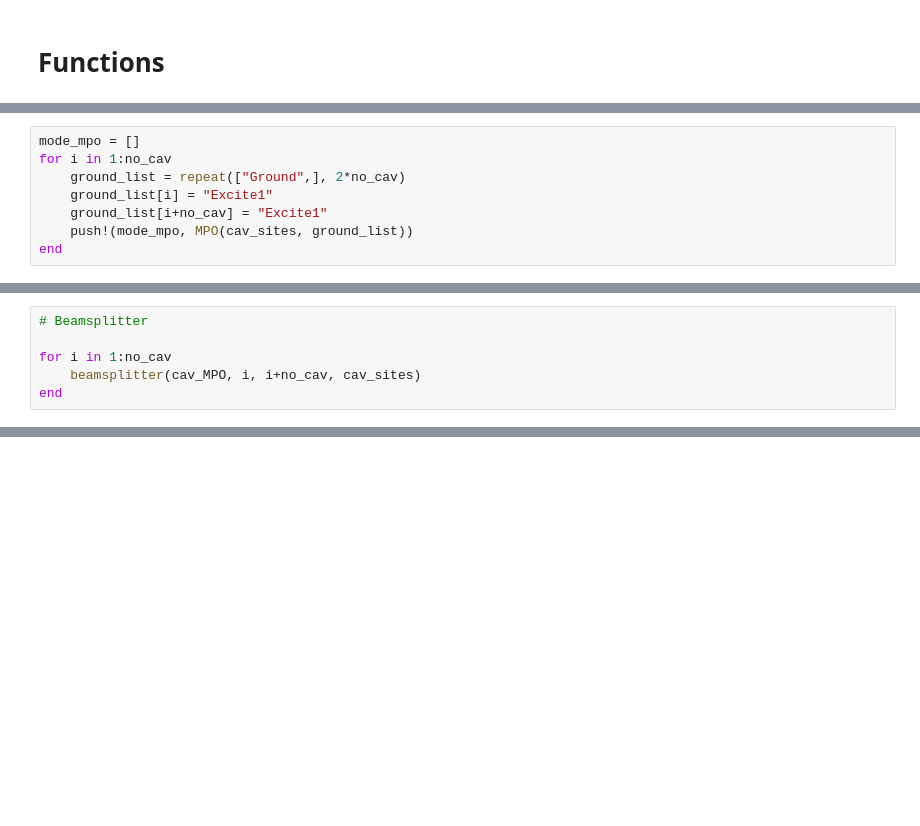
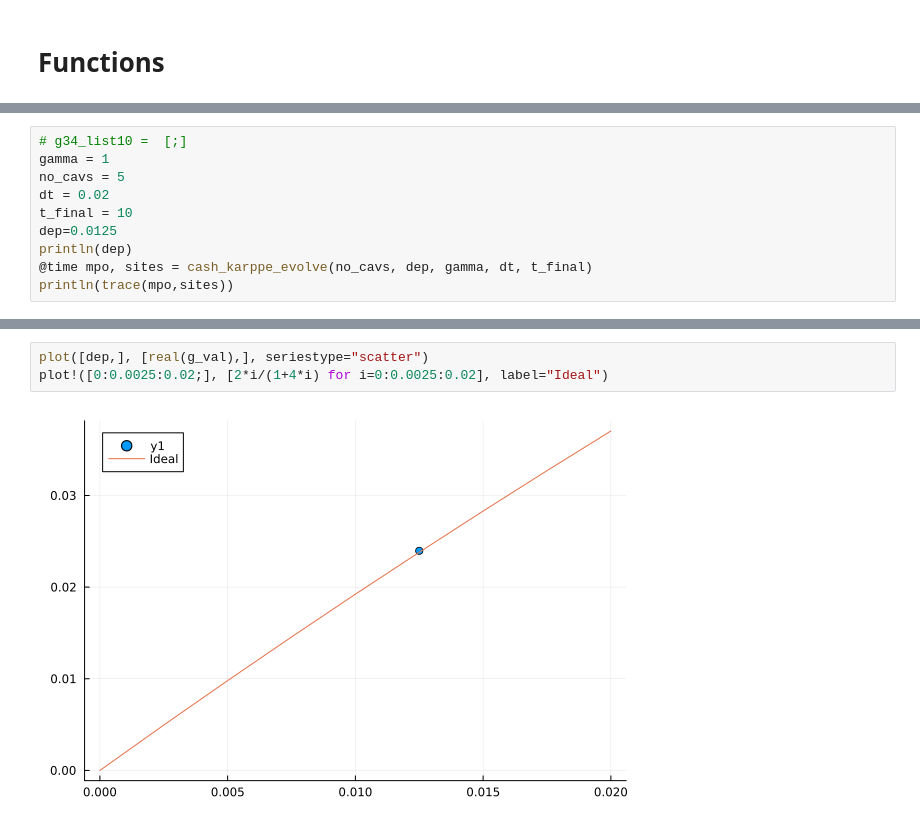
Before and after one commit to anxious-pineapple/Errors-in-FBQC-Code, a Jupyter notebook: BellStateGenerator.ipynb, the cells around one changed output, grey strips where cells are left out. Cells and saved outputs as stored; diff of their text form; blank space fills up the shorter version.

```diff
--- a/BellStateGenerator.ipynb
+++ b/BellStateGenerator.ipynb
@@ -267,8 +26,0 @@ cav_sites = siteinds("Qudit", 2*no_cav , dim=3)
-# %%
-mode_mpo = []
-for i in 1:no_cav
-    ground_list = repeat(["Ground",], 2*no_cav)
-    ground_list[i] = "Excite1"
-    ground_list[i+no_cav] = "Excite1"
-    push!(mode_mpo, MPO(cav_sites, ground_list))
-end
@@ -301,6 +26,0 @@ expect(cav_MPO, cav_sites)
-# %%
-# Beamsplitter
-
-for i in 1:no_cav
-    beamsplitter(cav_MPO, i, i+no_cav, cav_sites)
-end
@@ -387,0 +777,10 @@ Nvals = expect(rails_MPS,"N")
+# %%
+# g34_list10 =  [;]
+gamma = 1
+no_cavs = 5
+dt = 0.02
+t_final = 10
+dep=0.0125
+println(dep)
+@time mpo, sites = cash_karppe_evolve(no_cavs, dep, gamma, dt, t_final)
+println(trace(mpo,sites))
@@ -387,0 +849,5 @@ Nvals = expect(rails_MPS,"N")
+# %%
+plot([dep,], [real(g_val),], seriestype="scatter")
+plot!([0:0.0025:0.02;], [2*i/(1+4*i) for i=0:0.0025:0.02], label="Ideal")
+# %% [output]
+[figure, added]
```
Also changed, not shown: parts of 152 cells of this notebook, 25 other files.
